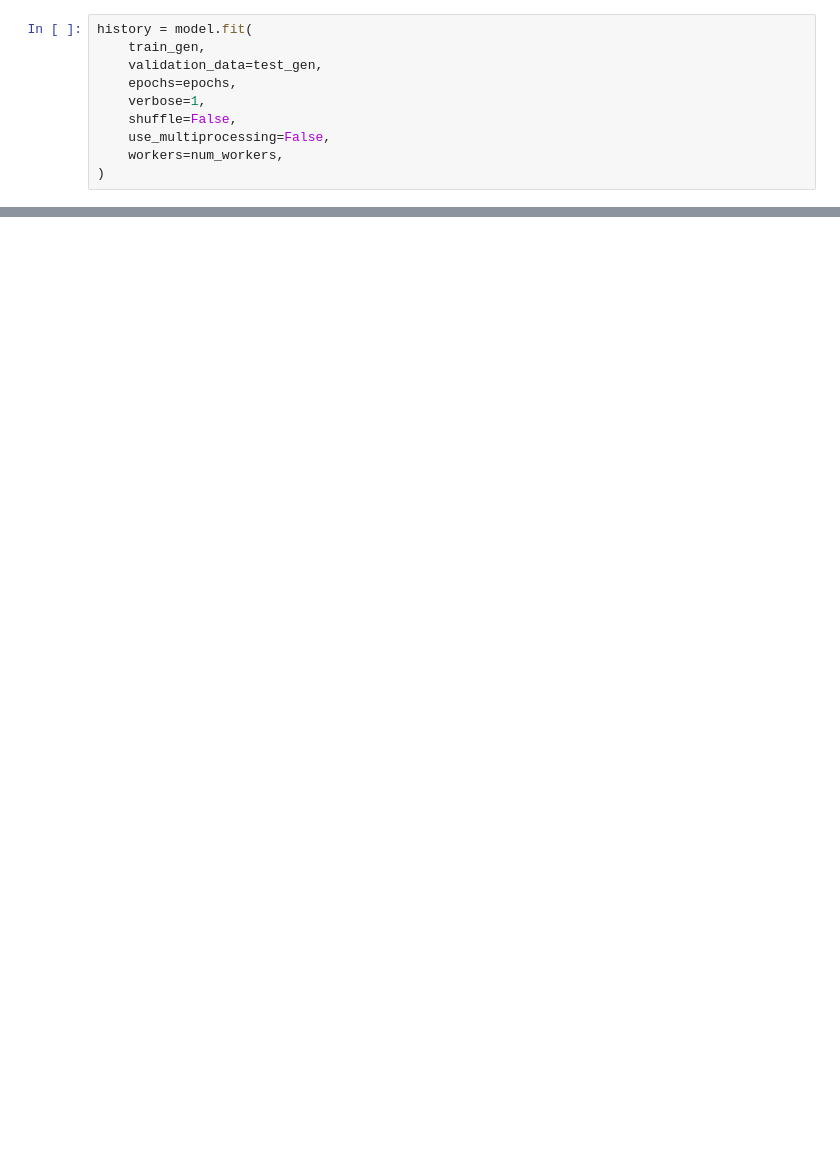
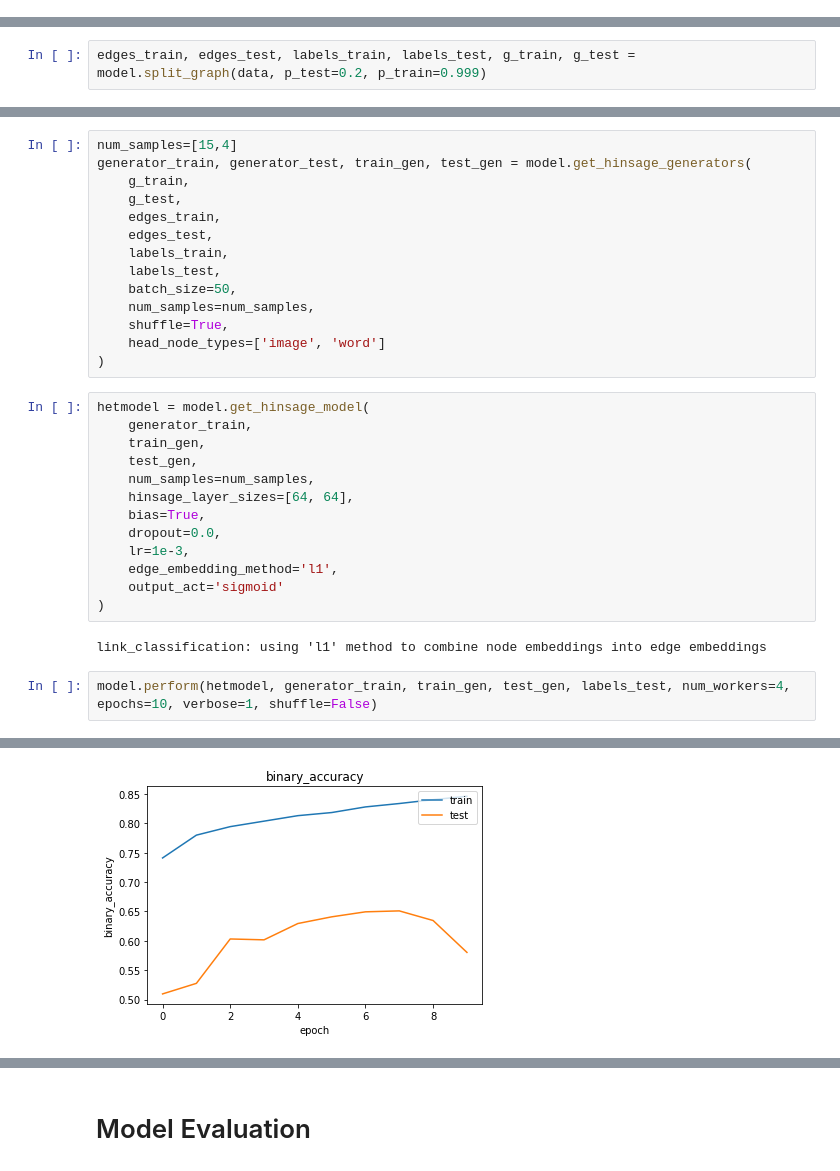
Before and after one commit to kamilwyszynski/multimodal_graph_learning, a Jupyter notebook: model_testing.ipynb, the cells around one changed output, grey strips where cells are left out. Saved outputs shown, nothing was run; the diff lists cells and outputs as text; blank space fills up the shorter version.

```diff
--- a/model_testing.ipynb
+++ b/model_testing.ipynb
@@ -331,10 +88,0 @@ Untrained model's Test Evaluation:
-# %%
-history = model.fit(
-    train_gen,
-    validation_data=test_gen,
-    epochs=epochs,
-    verbose=1,
-    shuffle=False,
-    use_multiprocessing=False,
-    workers=num_workers,
-)
@@ -410,0 +93,2 @@ plt.show()
+# %%
+edges_train, edges_test, labels_train, labels_test, g_train, g_test = model.split_graph(data, p_test=0.2, p_train=0.999)
@@ -410,0 +112,32 @@ plt.show()
+# %%
+num_samples=[15,4]
+generator_train, generator_test, train_gen, test_gen = model.get_hinsage_generators(
+    g_train,
+    g_test,
+    edges_train,
+    edges_test,
+    labels_train,
+    labels_test,
+    batch_size=50,
+    num_samples=num_samples,
+    shuffle=True,
+    head_node_types=['image', 'word']
+)
+# %%
+hetmodel = model.get_hinsage_model(
+    generator_train,
+    train_gen,
+    test_gen,
+    num_samples=num_samples,
+    hinsage_layer_sizes=[64, 64],
+    bias=True,
+    dropout=0.0,
+    lr=1e-3,
+    edge_embedding_method='l1',
+    output_act='sigmoid'
+)
+# %% [output]
+link_classification: using 'l1' method to combine node embeddings into edge embeddings
+# %%
+model.perform(hetmodel, generator_train, train_gen, test_gen, labels_test, num_workers=4, epochs=10, verbose=1, shuffle=False)
+# %% [output]
@@ -410,0 +161 @@ plt.show()
+[figure, added]
@@ -410,0 +181,2 @@ plt.show()
+# %% [markdown]
+# Model Evaluation
```
Also changed, not shown: parts of 63 cells of this notebook.
